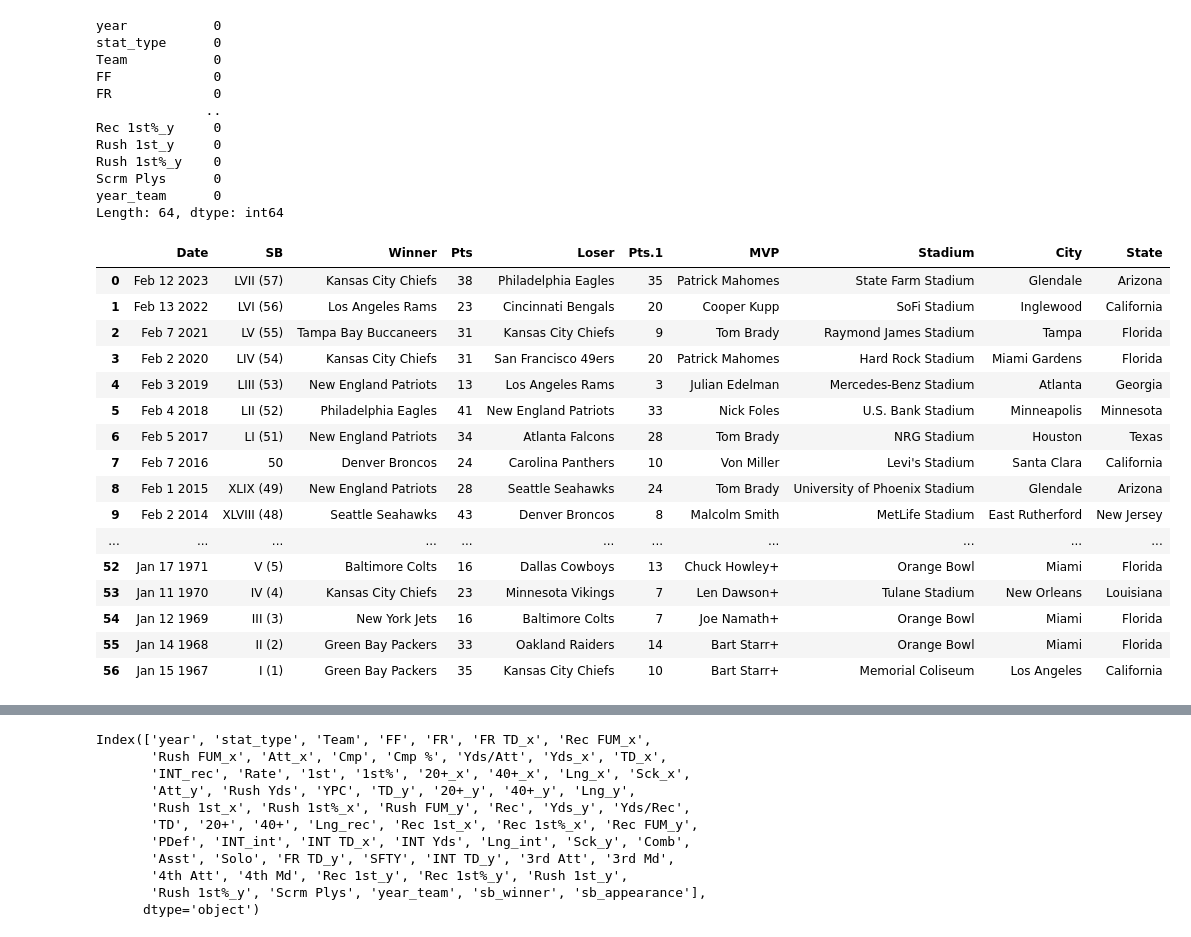
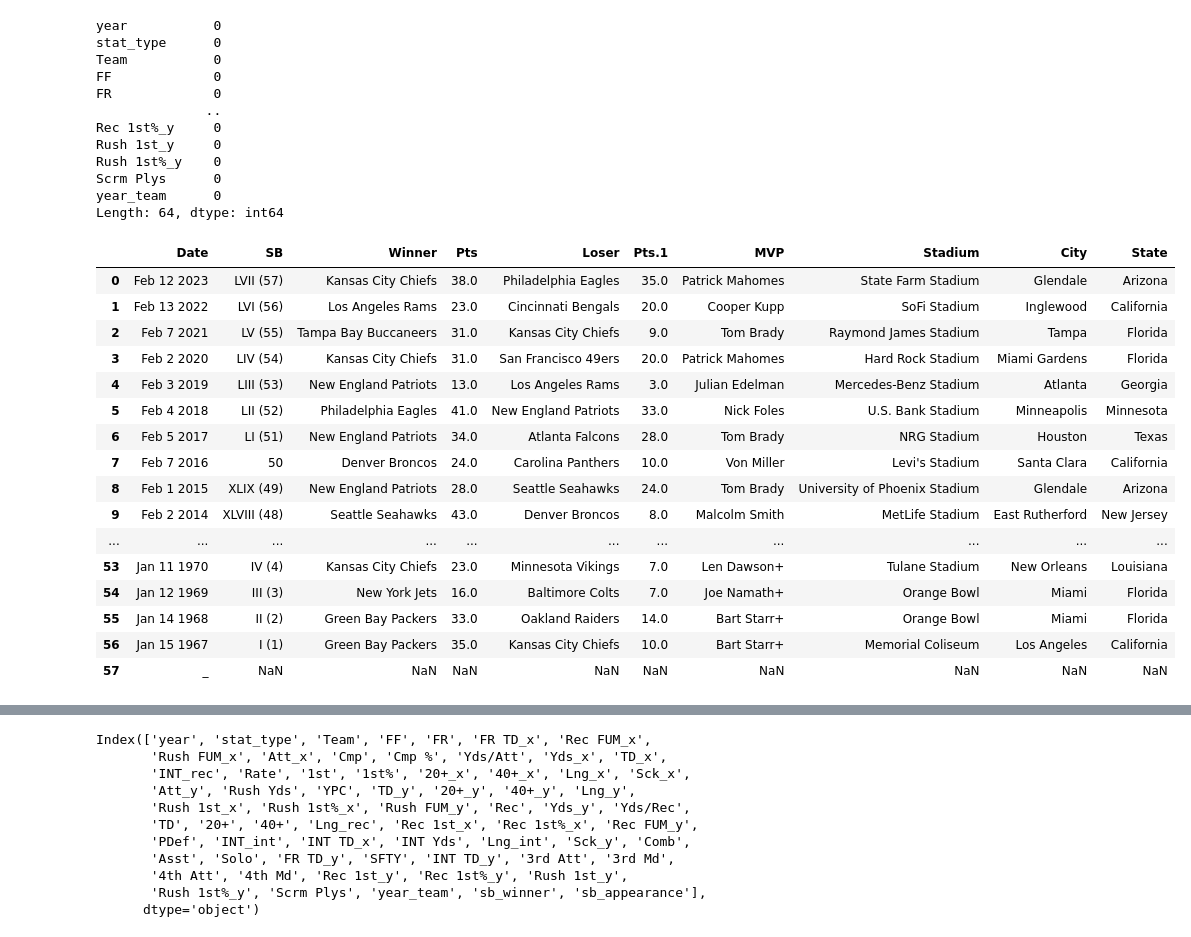
Before and after one commit to aferrers/nfl_superbowl_winners, a Jupyter notebook: notebooks/team_stats_aggregation_sb_appearance.ipynb, the cells around one changed output, grey strips where cells are left out. Saved outputs shown, nothing was run; the diff lists cells and outputs as text; code cells hidden in the pictures.

Commit message:
updating EDA file and aggregation data cleaning file

```diff
--- a/notebooks/team_stats_aggregation_sb_appearance.ipynb
+++ b/notebooks/team_stats_aggregation_sb_appearance.ipynb
@@ -233,26 +233,26 @@ Length: 64, dtype: int64
 #spe_csv_files = glob.glob(os.path.join(spe_path, '*.csv'))
 #spe_csv_files
 # %%
-super_bowl_winners = pd.read_csv('../data/raw/super_bowl_appearances_all.csv')
+super_bowl_winners = pd.read_csv('../data/raw/pfr_super_bowl_stats_all.csv')
 super_bowl_winners
 # %% [output]
 |  | Date | SB | Winner | Pts | Loser | Pts.1 | MVP | Stadium | City | State |
-| 0 | Feb 12 2023 | LVII (57) | Kansas City Chiefs | 38 | Philadelphia Eagles | 35 | Patrick Mahomes | State Farm Stadium | Glendale | Arizona |
-| 1 | Feb 13 2022 | LVI (56) | Los Angeles Rams | 23 | Cincinnati Bengals | 20 | Cooper Kupp | SoFi Stadium | Inglewood | California |
-| 2 | Feb 7 2021 | LV (55) | Tampa Bay Buccaneers | 31 | Kansas City Chiefs | 9 | Tom Brady | Raymond James Stadium | Tampa | Florida |
-| 3 | Feb 2 2020 | LIV (54) | Kansas City Chiefs | 31 | San Francisco 49ers | 20 | Patrick Mahomes | Hard Rock Stadium | Miami Gardens | Florida |
-| 4 | Feb 3 2019 | LIII (53) | New England Patriots | 13 | Los Angeles Rams | 3 | Julian Edelman | Mercedes-Benz Stadium | Atlanta | Georgia |
-| 5 | Feb 4 2018 | LII (52) | Philadelphia Eagles | 41 | New England Patriots | 33 | Nick Foles | U.S. Bank Stadium | Minneapolis | Minnesota |
-| 6 | Feb 5 2017 | LI (51) | New England Patriots | 34 | Atlanta Falcons | 28 | Tom Brady | NRG Stadium | Houston | Texas |
-| 7 | Feb 7 2016 | 50 | Denver Broncos | 24 | Carolina Panthers | 10 | Von Miller | Levi's Stadium | Santa Clara | California |
-| 8 | Feb 1 2015 | XLIX (49) | New England Patriots | 28 | Seattle Seahawks | 24 | Tom Brady | University of Phoenix Stadium | Glendale | Arizona |
-| 9 | Feb 2 2014 | XLVIII (48) | Seattle Seahawks | 43 | Denver Broncos | 8 | Malcolm Smith | MetLife Stadium | East Rutherford | New Jersey |
+| 0 | Feb 12 2023 | LVII (57) | Kansas City Chiefs | 38.0 | Philadelphia Eagles | 35.0 | Patrick Mahomes | State Farm Stadium | Glendale | Arizona |
+| 1 | Feb 13 2022 | LVI (56) | Los Angeles Rams | 23.0 | Cincinnati Bengals | 20.0 | Cooper Kupp | SoFi Stadium | Inglewood | California |
+| 2 | Feb 7 2021 | LV (55) | Tampa Bay Buccaneers | 31.0 | Kansas City Chiefs | 9.0 | Tom Brady | Raymond James Stadium | Tampa | Florida |
+| 3 | Feb 2 2020 | LIV (54) | Kansas City Chiefs | 31.0 | San Francisco 49ers | 20.0 | Patrick Mahomes | Hard Rock Stadium | Miami Gardens | Florida |
+| 4 | Feb 3 2019 | LIII (53) | New England Patriots | 13.0 | Los Angeles Rams | 3.0 | Julian Edelman | Mercedes-Benz Stadium | Atlanta | Georgia |
+| 5 | Feb 4 2018 | LII (52) | Philadelphia Eagles | 41.0 | New England Patriots | 33.0 | Nick Foles | U.S. Bank Stadium | Minneapolis | Minnesota |
+| 6 | Feb 5 2017 | LI (51) | New England Patriots | 34.0 | Atlanta Falcons | 28.0 | Tom Brady | NRG Stadium | Houston | Texas |
+| 7 | Feb 7 2016 | 50 | Denver Broncos | 24.0 | Carolina Panthers | 10.0 | Von Miller | Levi's Stadium | Santa Clara | California |
+| 8 | Feb 1 2015 | XLIX (49) | New England Patriots | 28.0 | Seattle Seahawks | 24.0 | Tom Brady | University of Phoenix Stadium | Glendale | Arizona |
+| 9 | Feb 2 2014 | XLVIII (48) | Seattle Seahawks | 43.0 | Denver Broncos | 8.0 | Malcolm Smith | MetLife Stadium | East Rutherford | New Jersey |
 | ... | ... | ... | ... | ... | ... | ... | ... | ... | ... | ... |
-| 52 | Jan 17 1971 | V (5) | Baltimore Colts | 16 | Dallas Cowboys | 13 | Chuck Howley+ | Orange Bowl | Miami | Florida |
-| 53 | Jan 11 1970 | IV (4) | Kansas City Chiefs | 23 | Minnesota Vikings | 7 | Len Dawson+ | Tulane Stadium | New Orleans | Louisiana |
-| 54 | Jan 12 1969 | III (3) | New York Jets | 16 | Baltimore Colts | 7 | Joe Namath+ | Orange Bowl | Miami | Florida |
-| 55 | Jan 14 1968 | II (2) | Green Bay Packers | 33 | Oakland Raiders | 14 | Bart Starr+ | Orange Bowl | Miami | Florida |
-| 56 | Jan 15 1967 | I (1) | Green Bay Packers | 35 | Kansas City Chiefs | 10 | Bart Starr+ | Memorial Coliseum | Los Angeles | California |
+| 53 | Jan 11 1970 | IV (4) | Kansas City Chiefs | 23.0 | Minnesota Vikings | 7.0 | Len Dawson+ | Tulane Stadium | New Orleans | Louisiana |
+| 54 | Jan 12 1969 | III (3) | New York Jets | 16.0 | Baltimore Colts | 7.0 | Joe Namath+ | Orange Bowl | Miami | Florida |
+| 55 | Jan 14 1968 | II (2) | Green Bay Packers | 33.0 | Oakland Raiders | 14.0 | Bart Starr+ | Orange Bowl | Miami | Florida |
+| 56 | Jan 15 1967 | I (1) | Green Bay Packers | 35.0 | Kansas City Chiefs | 10.0 | Bart Starr+ | Memorial Coliseum | Los Angeles | California |
+| 57 | _ | NaN | NaN | NaN | NaN | NaN | NaN | NaN | NaN | NaN |
 # %%
 # Creating new columns to act as matching keys between super bowl winner, loser and aggregated team stats datasets to indicate SB appearance
 super_bowl_winners['winner_team_name'] = super_bowl_winners['Date'].str[-4:] + '_' + super_bowl_winners['Winner'].str.split(' ').str[-1]
```
Also changed, not shown: parts of 2 cells of this notebook, 1 other file.
